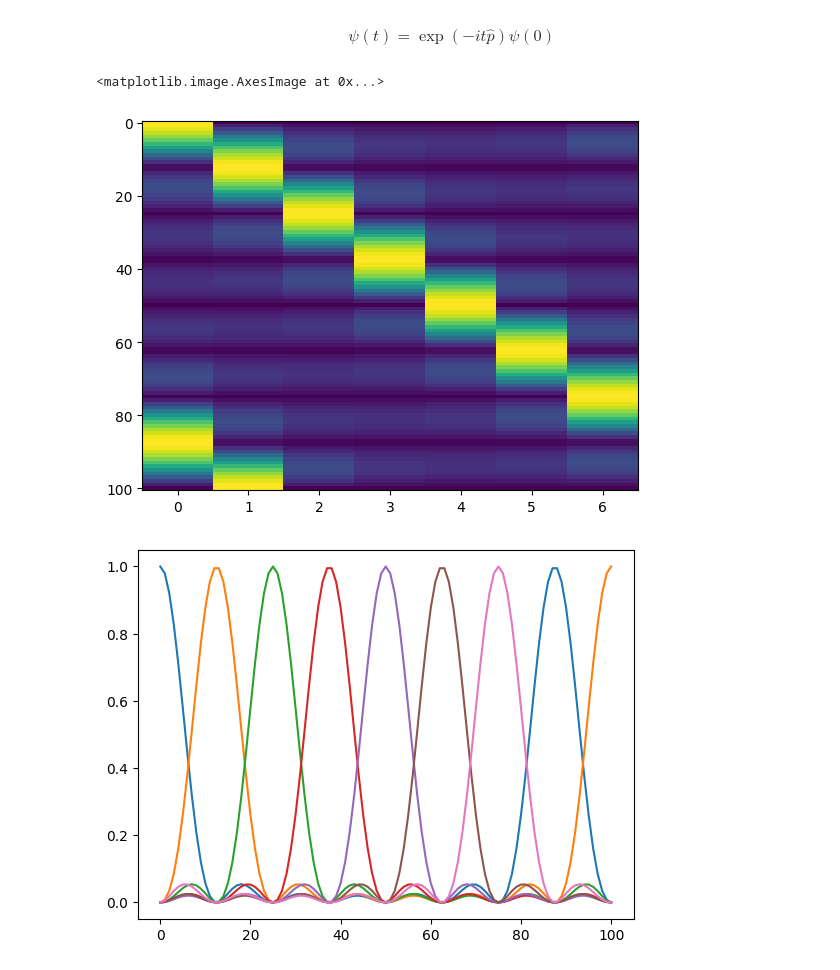
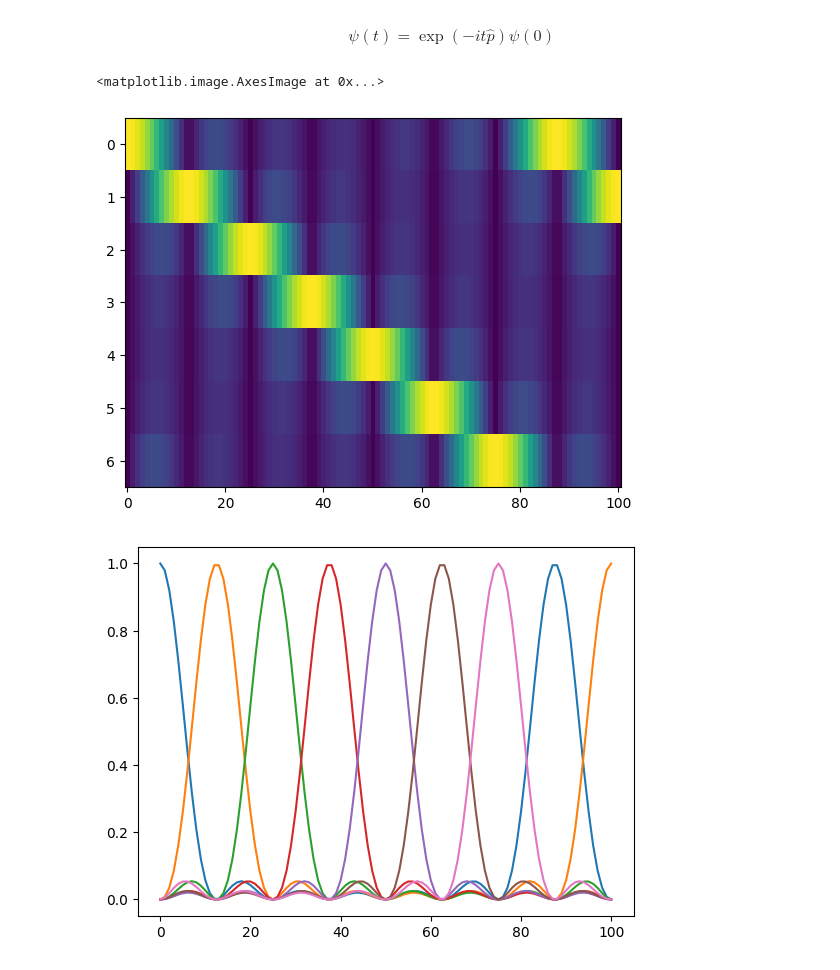
Before and after one commit to phc27x/notebooks, a Jupyter notebook: quantum_dial.ipynb, the cells around one changed output. Drawn from its saved outputs; the diff is of its cells as text; code cells hidden in the pictures.

```diff
--- a/quantum_dial.ipynb
+++ b/quantum_dial.ipynb
@@ -52,10 +52,10 @@ for t in np.linspace(0,8,101):
     psi.append( expm(-1j*t* P) @ psi_0 )
 psi = np.array(psi)
 # %%
-plt.imshow(np.abs(psi), aspect='auto')
+plt.imshow(np.abs(psi).T, aspect='auto')
 # %% [output]
 <matplotlib.image.AxesImage at 0x...>
-[figure, old version]
+[figure, new version]
 # %%
 plt.plot(np.abs(psi)**2);
 # %% [output]
```
